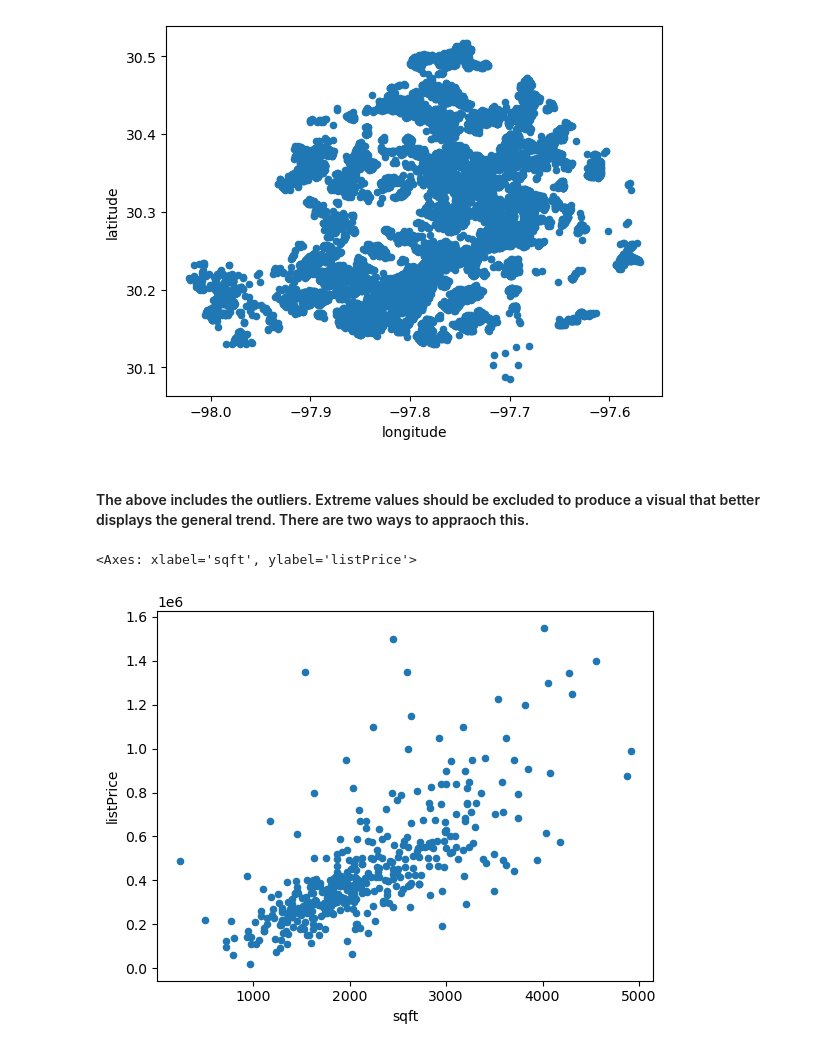
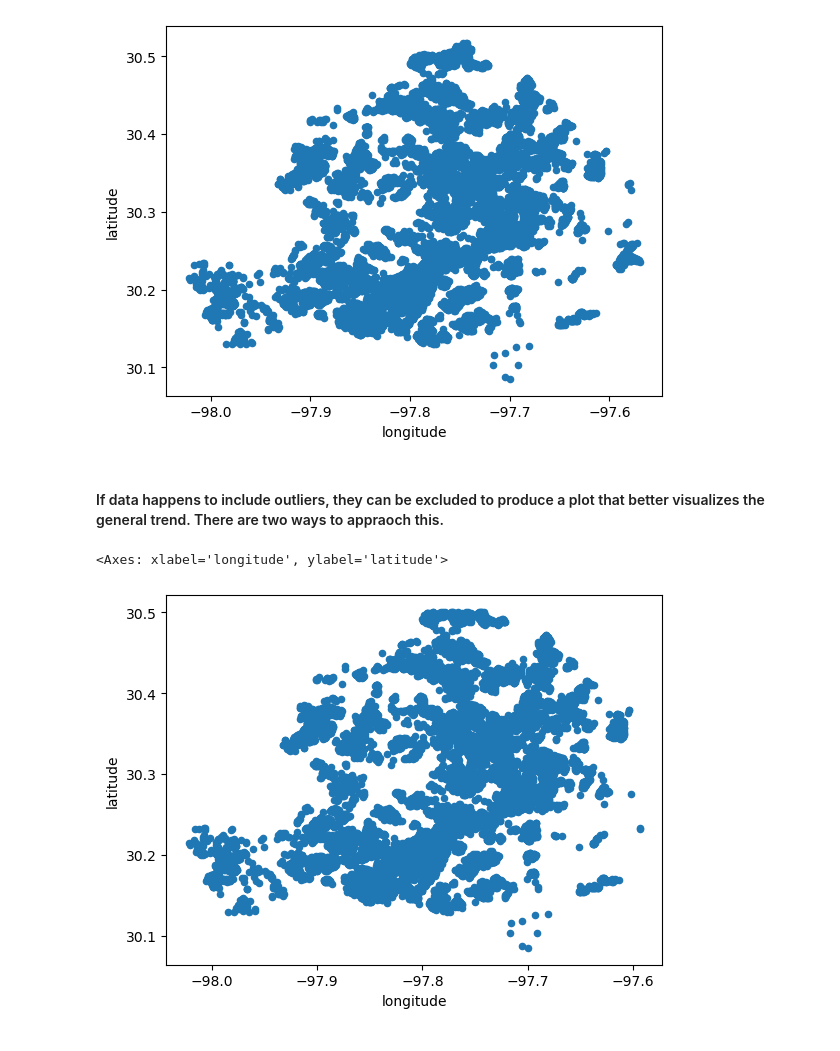
Before and after one commit to ojw92/HandsonML, a Jupyter notebook: ch2.ipynb, the cells around one changed output. Drawn from its saved outputs; the diff is of its cells as text; code cells hidden in the pictures.

Commit message:
Fixed data vis and added corr_matrix

```diff
--- a/ch2.ipynb
+++ b/ch2.ipynb
@@ -311,16 +312,16 @@ df.plot(kind="scatter", x="longitude", y="latitude")
 <Axes: xlabel='longitude', ylabel='latitude'>
 [figure]
 # %% [markdown]
-#### The above includes the outliers. Extreme values should be excluded to produce a visual that better displays the general trend. There are two ways to appraoch this.
+#### If data happens to include outliers, they can be excluded to produce a plot that better visualizes the general trend. There are two ways to appraoch this.
 # %%
 # Exclude outliers that reside above the 99th percentile of points (top 1% outliers)
 df[
-    (df['sqft'] < df['sqft'].quantile(0.99)) &
-    (df['listPrice'] < df['listPrice'].quantile(0.99))
-].plot(kind='scatter', x='sqft', y='listPrice')
+    (df['longitude'] < df['longitude'].quantile(0.99)) &
+    (df['latitude'] < df['latitude'].quantile(0.99))
+].plot(kind='scatter', x='longitude', y='latitude')
 # %% [output]
-<Axes: xlabel='sqft', ylabel='listPrice'>
+<Axes: xlabel='longitude', ylabel='latitude'>
-[figure, old version]
+[figure, new version]
 # %%
 # Use z-score=3 to include points within 3 standard deviations (99.7%) from mean
 # Choose 68-95-99.7 as needed
```
Also changed, not shown: parts of 15 cells of this notebook.
